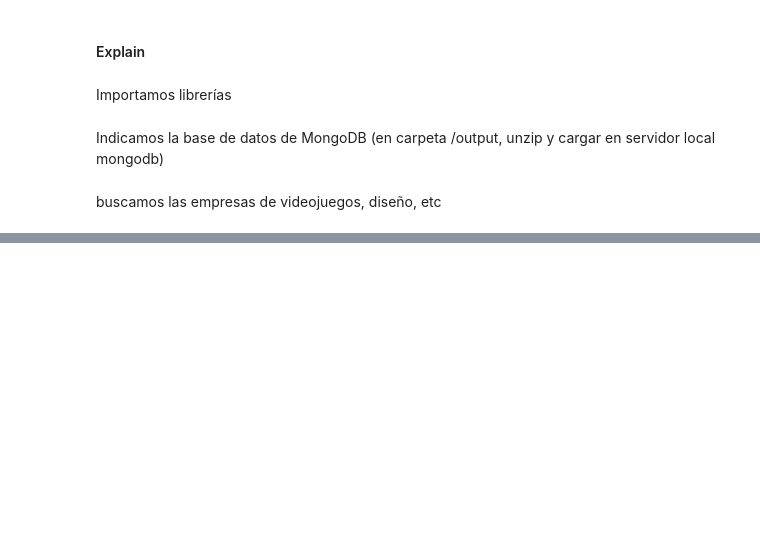
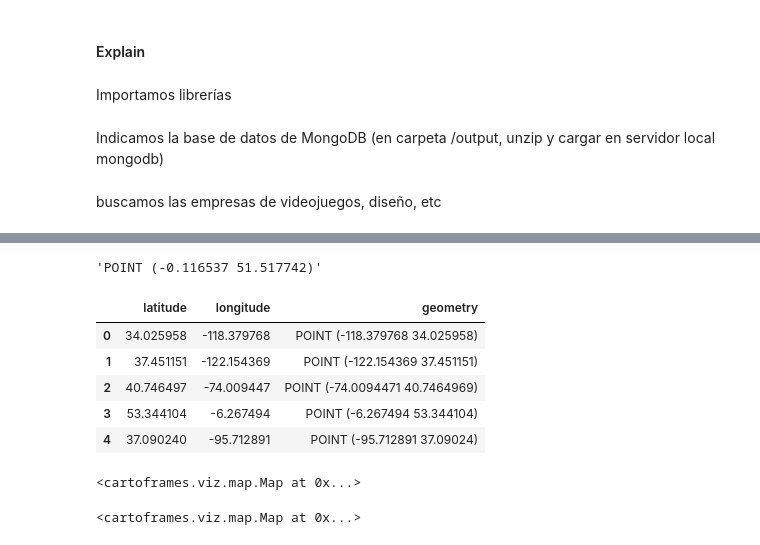
Before and after one commit to SergioGomis/project-mongodb-videogames, a Jupyter notebook: Company-Location-Analysis.ipynb, the cells around one changed output, grey strips where cells are left out. Drawn from its saved outputs; the diff is of its cells as text; code cells hidden in the pictures; blank space fills up the shorter version.

```diff
--- a/Company-Location-Analysis.ipynb
+++ b/Company-Location-Analysis.ipynb
@@ -57,0 +72,17 @@ display(df)
+# %%
+def toCartoPoint(lon,lat):
+    return f'POINT ({str(lon)} {str(lat)})'
+
+toCartoPoint(-0.116537,51.517742)
+# %% [output]
+'POINT (-0.116537 51.517742)'
+# %%
+cleanData["geometry"] = cleanData[["latitude","longitude"]].apply(lambda x:toCartoPoint(x.longitude,x.latitude), axis=1)
+cleanData[["latitude","longitude","geometry"]].head()
+# %% [output]
+|  | latitude | longitude | geometry |
+| 0 | 34.025958 | -118.379768 | POINT (-118.379768 34.025958) |
+| 1 | 37.451151 | -122.154369 | POINT (-122.154369 37.451151) |
+| 2 | 40.746497 | -74.009447 | POINT (-74.0094471 40.7464969) |
+| 3 | 53.344104 | -6.267494 | POINT (-6.267494 53.344104) |
+| 4 | 37.090240 | -95.712891 | POINT (-95.712891 37.09024) |
@@ -57,0 +95,8 @@ display(df)
+# %%
+Map(Layer(cleanData))
+# %% [output]
+<cartoframes.viz.map.Map at 0x...>
+# %%
+Map(size_continuous_layer(cleanData, 'number_of_employees'))
+# %% [output]
+<cartoframes.viz.map.Map at 0x...>
```
Also changed, not shown: parts of 18 cells of this notebook, 1 other file.
